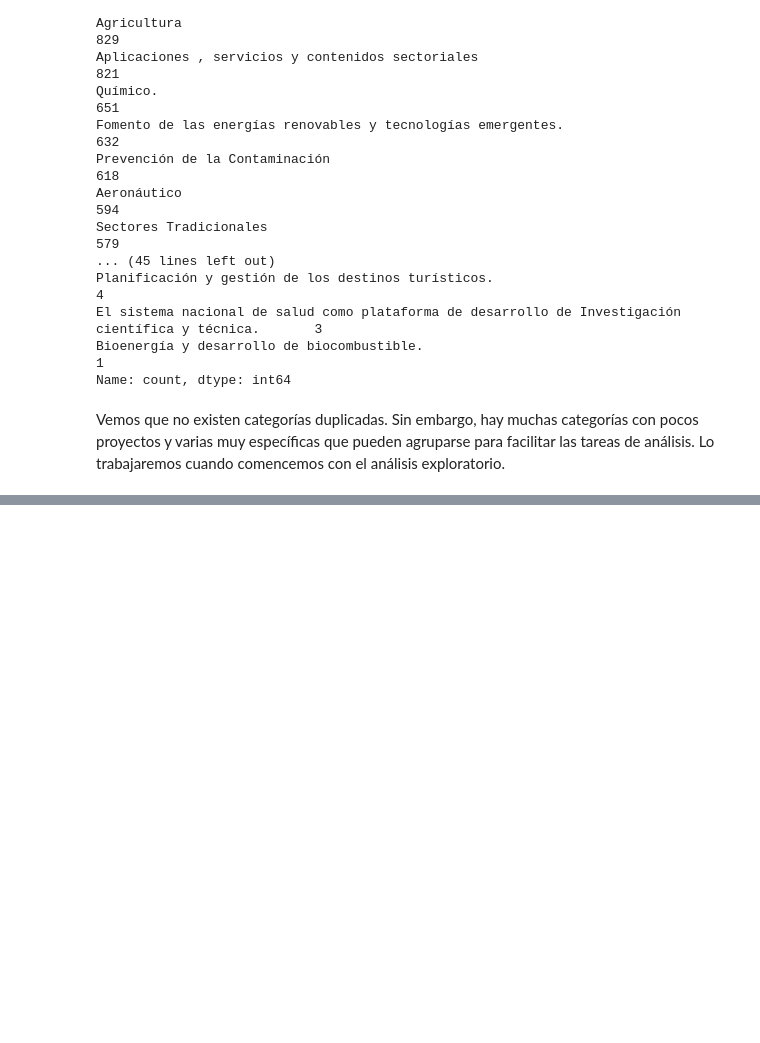
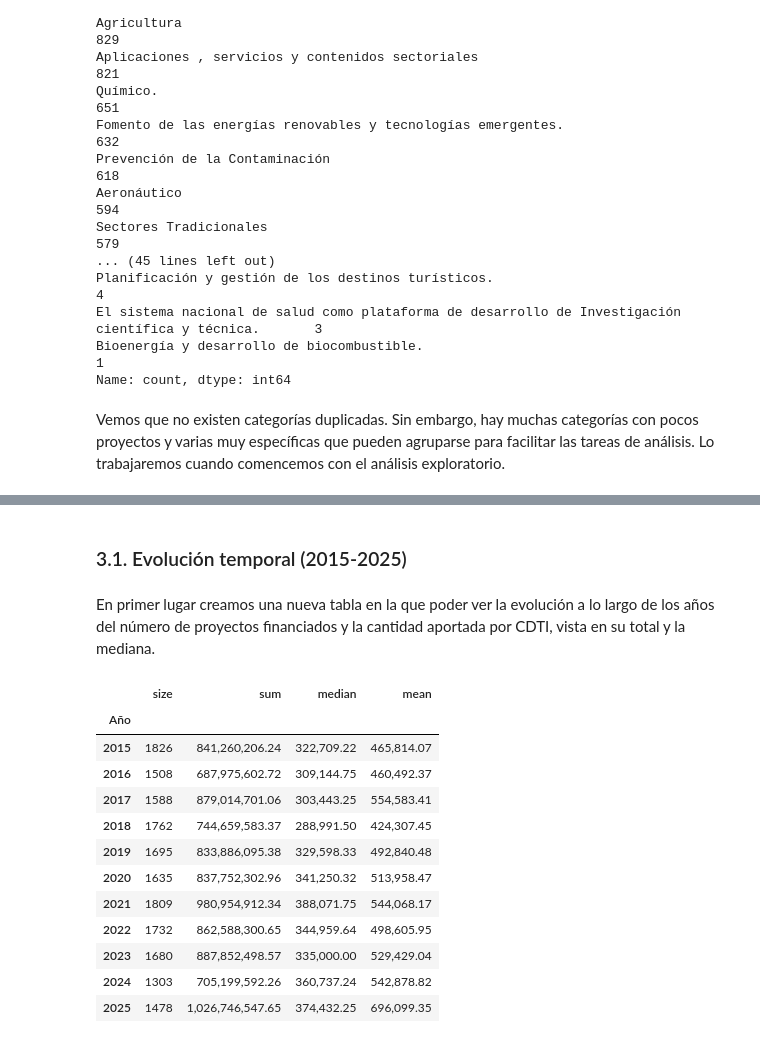
Before and after one commit to JacoboDX/cdti-funding-analysis, a Jupyter notebook: notebooks/analisis.ipynb, the cells around one changed output, grey strips where cells are left out. Drawn from its saved outputs; the diff is of its cells as text; code cells hidden in the pictures; blank space fills up the shorter version.

```diff
--- a/notebooks/analisis.ipynb
+++ b/notebooks/analisis.ipynb
@@ -274,0 +279,21 @@ Vemos que no existen categorías duplicadas. Sin embargo, hay muchas categorías
+# %% [markdown]
+### 3.1. Evolución temporal (2015-2025)
+# %% [markdown]
+En primer lugar creamos una nueva tabla en la que poder ver la evolución a lo largo de los años del número de proyectos financiados y la cantidad aportada por CDTI, vista en su total y la mediana.
+# %%
+resumen_anual = df_cdti.groupby('Año')['Aportación CDTI'].agg(['size','sum','median','mean'])
+resumen_anual
+# %% [output]
+|  | size | sum | median | mean |
+| Año |  |  |  |  |
+| 2015 | 1826 | 841,260,206.24 | 322,709.22 | 465,814.07 |
+| 2016 | 1508 | 687,975,602.72 | 309,144.75 | 460,492.37 |
+| 2017 | 1588 | 879,014,701.06 | 303,443.25 | 554,583.41 |
+| 2018 | 1762 | 744,659,583.37 | 288,991.50 | 424,307.45 |
+| 2019 | 1695 | 833,886,095.38 | 329,598.33 | 492,840.48 |
+| 2020 | 1635 | 837,752,302.96 | 341,250.32 | 513,958.47 |
+| 2021 | 1809 | 980,954,912.34 | 388,071.75 | 544,068.17 |
+| 2022 | 1732 | 862,588,300.65 | 344,959.64 | 498,605.95 |
+| 2023 | 1680 | 887,852,498.57 | 335,000.00 | 529,429.04 |
+| 2024 | 1303 | 705,199,592.26 | 360,737.24 | 542,878.82 |
+| 2025 | 1478 | 1,026,746,547.65 | 374,432.25 | 696,099.35 |
```
Also changed, not shown: parts of 9 cells of this notebook, 1 other file.
